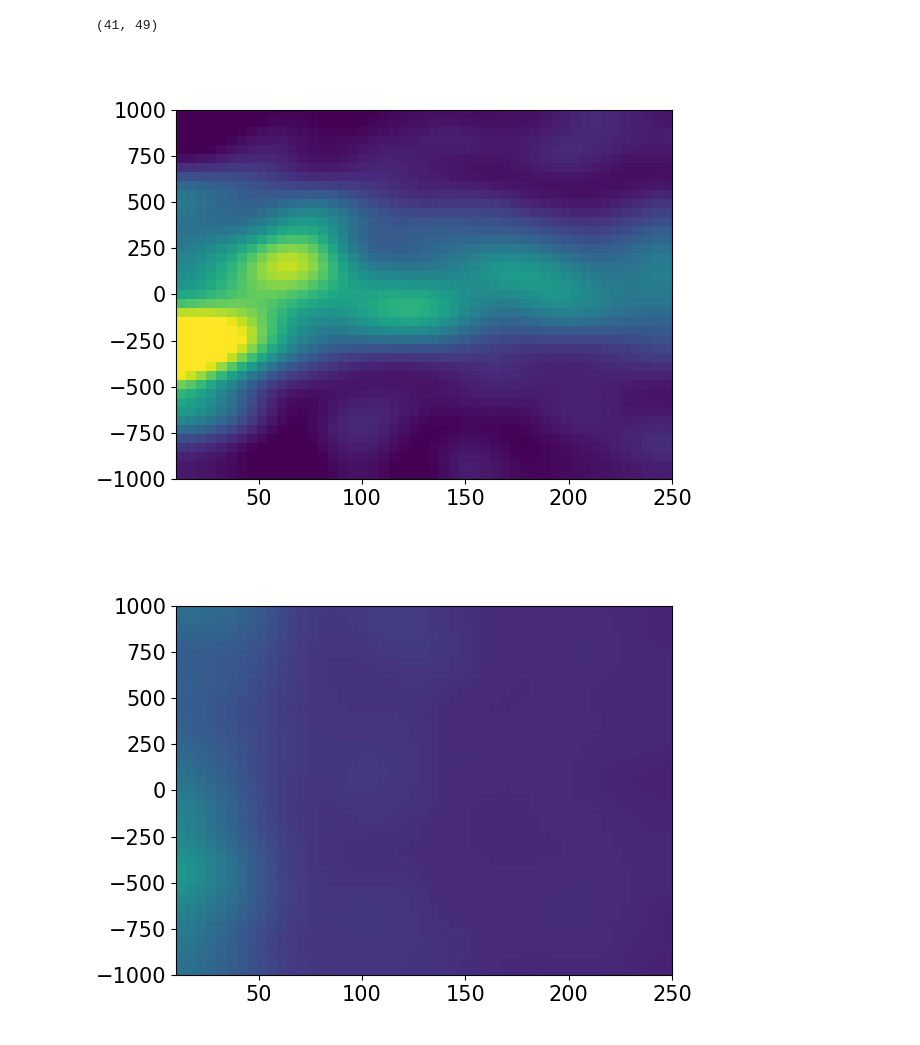
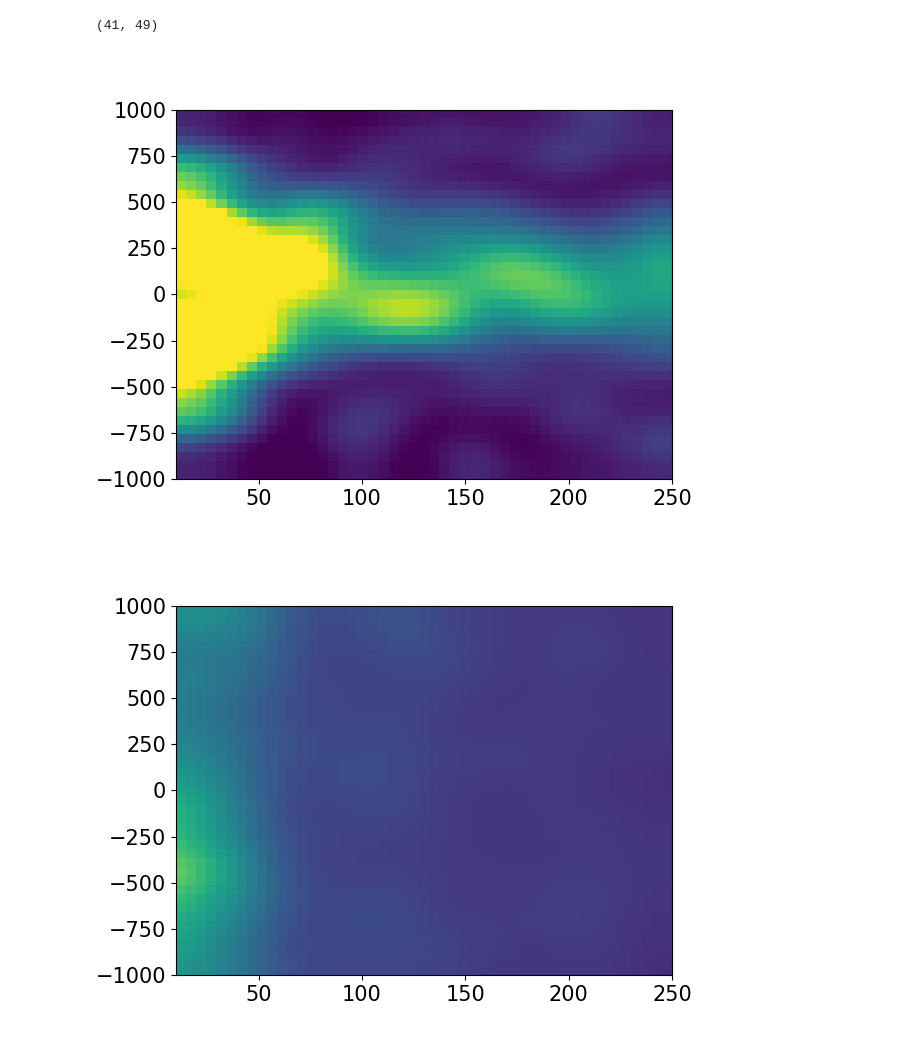
Before and after one commit to prusinski/galpair_model, a Jupyter notebook: lya_map_convolve.ipynb, the cells around one changed output. Drawn from its saved outputs; the diff is of its cells as text; code cells hidden in the pictures.

```diff
--- a/lya_map_convolve.ipynb
+++ b/lya_map_convolve.ipynb
@@ -49,26 +79,26 @@ plt.show()
 # %%
 lya = interp.RectBivariateSpline(vs, bvec, lya_conv, kx=3, ky=3)
 newb = np.arange(10,252.5,5)
 newv = np.arange(-1000, 1025, 50)
 new_lya = lya(newv, newb)
 
 lyaerr = interp.RectBivariateSpline(vs, bvec, err_conv, kx=3, ky=3)
 new_err = lyaerr(newv, newb)
 
 print(new_lya.shape)
 
 plt.figure()
-plt.imshow(new_lya, aspect='auto', origin='lower', extent = [newb.min(), newb.max(), newv.min(), newv.max()], vmin=0, vmax = 0.7)
+plt.imshow(new_lya, aspect='auto', origin='lower', extent = [newb.min(), newb.max(), newv.min(), newv.max()], vmin=0, vmax = 0.5)
 plt.show()
 
 plt.figure()
-plt.imshow(new_err, aspect='auto', origin='lower', extent = [newb.min(), newb.max(), newv.min(), newv.max()], vmin=0, vmax = 0.7)
+plt.imshow(new_err, aspect='auto', origin='lower', extent = [newb.min(), newb.max(), newv.min(), newv.max()], vmin=0, vmax = 0.5)
 plt.show()
 
 
-fits.PrimaryHDU(new_lya).writeto('lya_conv_250303.fits', overwrite=True)
-fits.PrimaryHDU(new_err).writeto('lya_error_conv_250303.fits', overwrite=True)
+fits.PrimaryHDU(new_lya).writeto('lya_conv_250311.fits', overwrite=True)
+fits.PrimaryHDU(new_err).writeto('lya_error_conv_250311.fits', overwrite=True)
 # %% [output]
 (41, 49)
-[figure, old version]
+[figure, new version]
-[figure, old version]
+[figure, new version]
```
Also changed, not shown: parts of 1 cell of this notebook, 9 other files.
